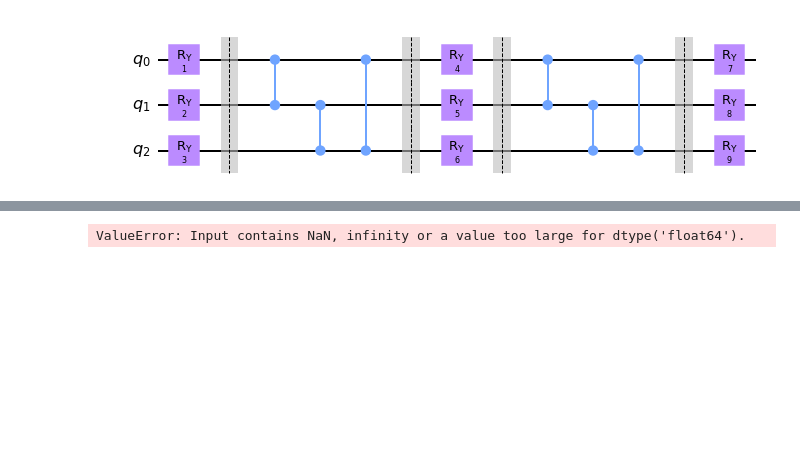
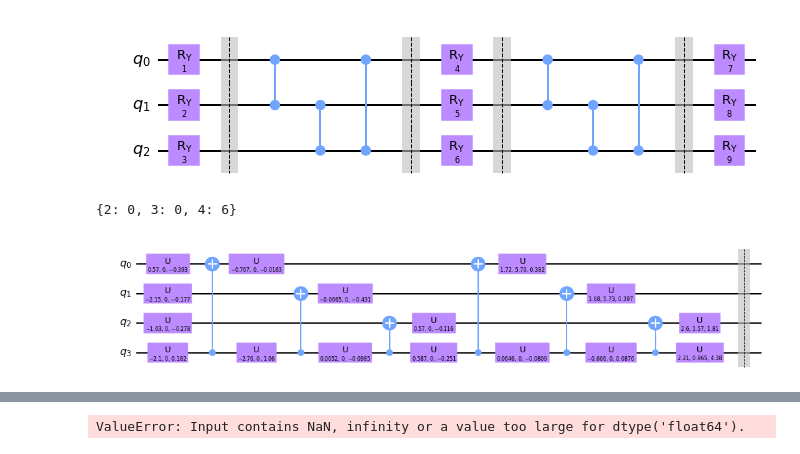
Before and after one commit to Allenator/nusynth, a Jupyter notebook: new.ipynb, the cells around one changed output, grey strips where cells are left out. Cells and saved outputs as stored; diff of their text form; code cells hidden in the pictures; blank space fills up the shorter version.

Commit message:
Update param extraction

```diff
--- a/new.ipynb
+++ b/new.ipynb
@@ -39,4 +41,12 @@ c.qgan_3q([1,2,3,4,5,6, 7, 8, 9], 2).draw('mpl')
 # %% [output]
 [figure]
 # %%
-sa = a.Squander(3, tolerance=1e-6, initial_guess='zeros', param_max=4 * np.pi, param_min=-4 * np.pi)
+sa = a.Squander(4, tolerance=1, initial_guess='zeros', param_max=4 * np.pi, param_min=-4 * np.pi, n_layers_dict={4:6, 3:0, 2:4})
+# %%
+res, c = sa.forward(u.unitary_to_vec(u.random_unitary(4)), return_circuit=True)
+# %% [output]
+{2: 0, 3: 0, 4: 6}
+# %%
+c.draw('mpl')
+# %% [output]
+[figure, added]
```
Also changed, not shown: parts of 95 cells of this notebook, 2 other files.
